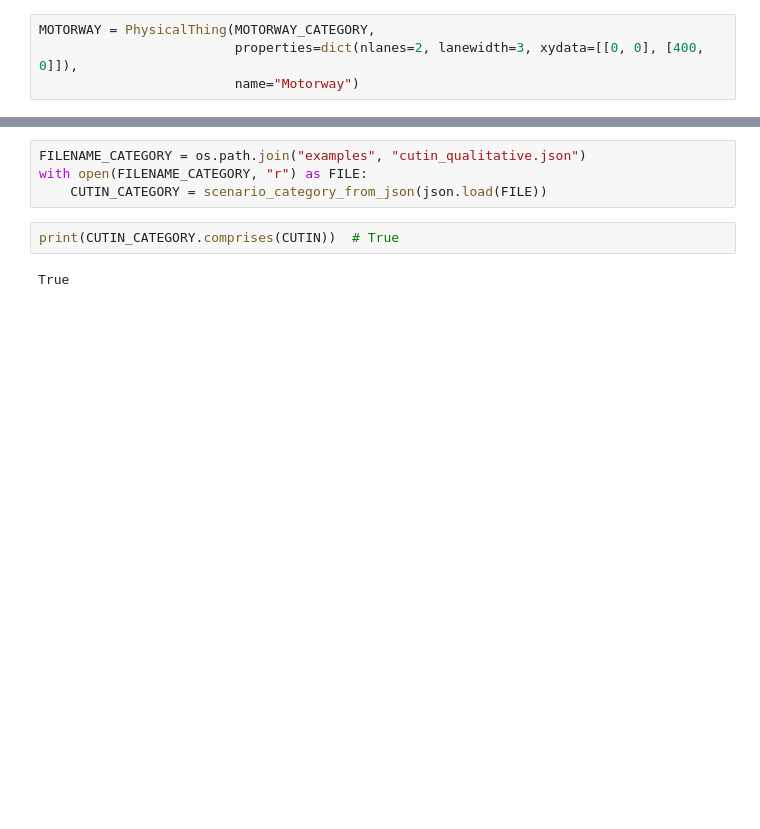
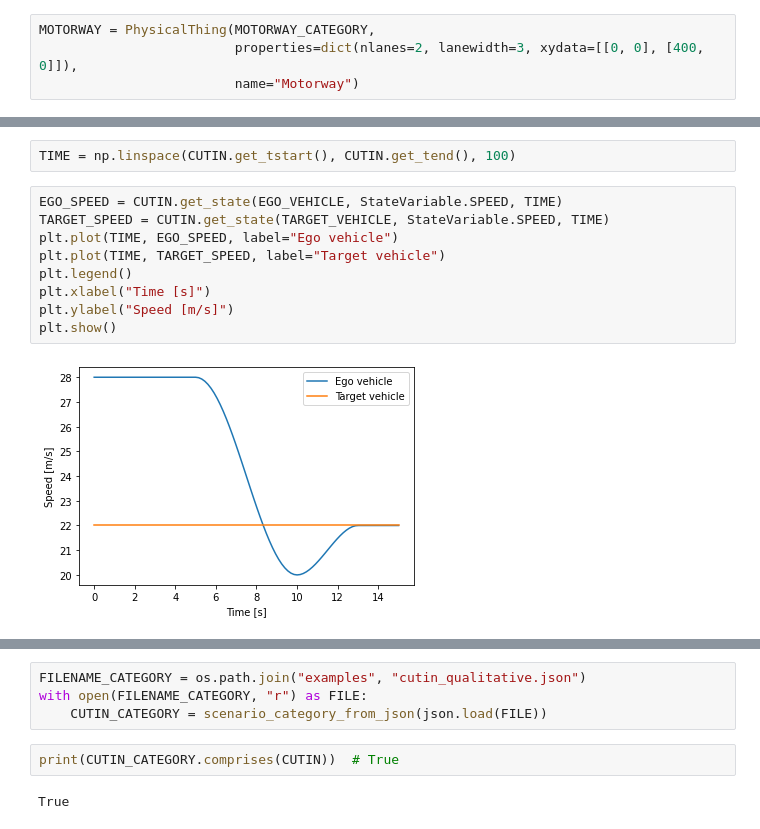
Before and after one commit to ErwindeGelder/ScenarioDomainModel, a Jupyter notebook: Tutorial 2 Scenario.ipynb, the cells around one changed output, grey strips where cells are left out. Cells and saved outputs as stored; diff of their text form; blank space fills up the shorter version.

Commit message:
Add plot of the state (derivative) and add some explanation.

```diff
--- a/Tutorial 2 Scenario.ipynb
+++ b/Tutorial 2 Scenario.ipynb
@@ -170,0 +188,13 @@ CUTIN.set_physical_things([MOTORWAY])
+# %%
+TIME = np.linspace(CUTIN.get_tstart(), CUTIN.get_tend(), 100)
+# %%
+EGO_SPEED = CUTIN.get_state(EGO_VEHICLE, StateVariable.SPEED, TIME)
+TARGET_SPEED = CUTIN.get_state(TARGET_VEHICLE, StateVariable.SPEED, TIME)
+plt.plot(TIME, EGO_SPEED, label="Ego vehicle")
+plt.plot(TIME, TARGET_SPEED, label="Target vehicle")
+plt.legend()
+plt.xlabel("Time [s]")
+plt.ylabel("Speed [m/s]")
+plt.show()
+# %% [output]
+[figure, added]
```
Also changed, not shown: parts of 22 cells of this notebook.
